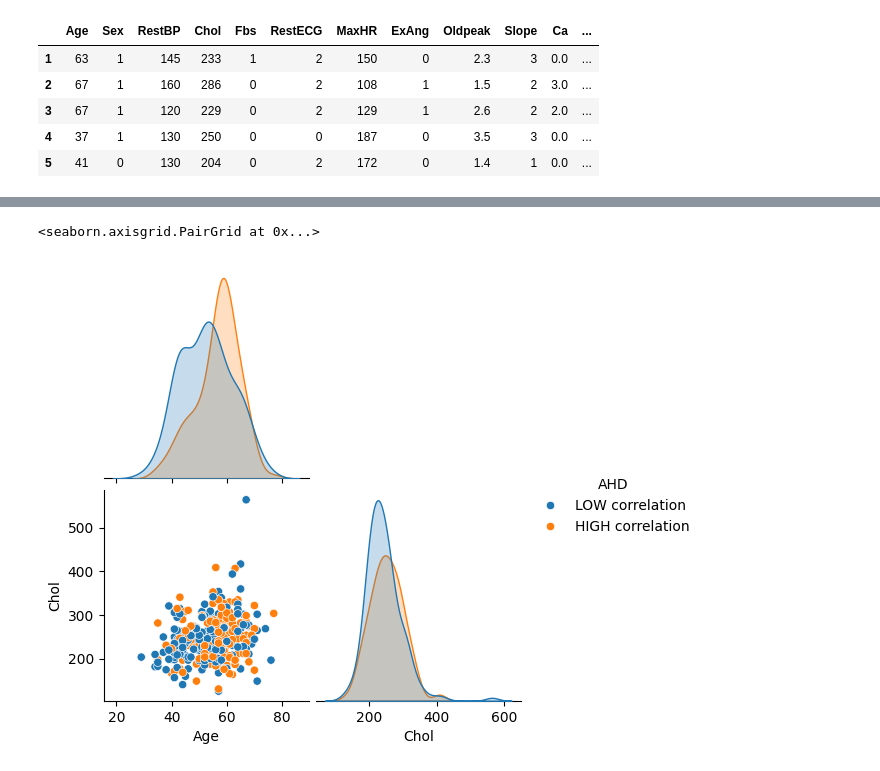
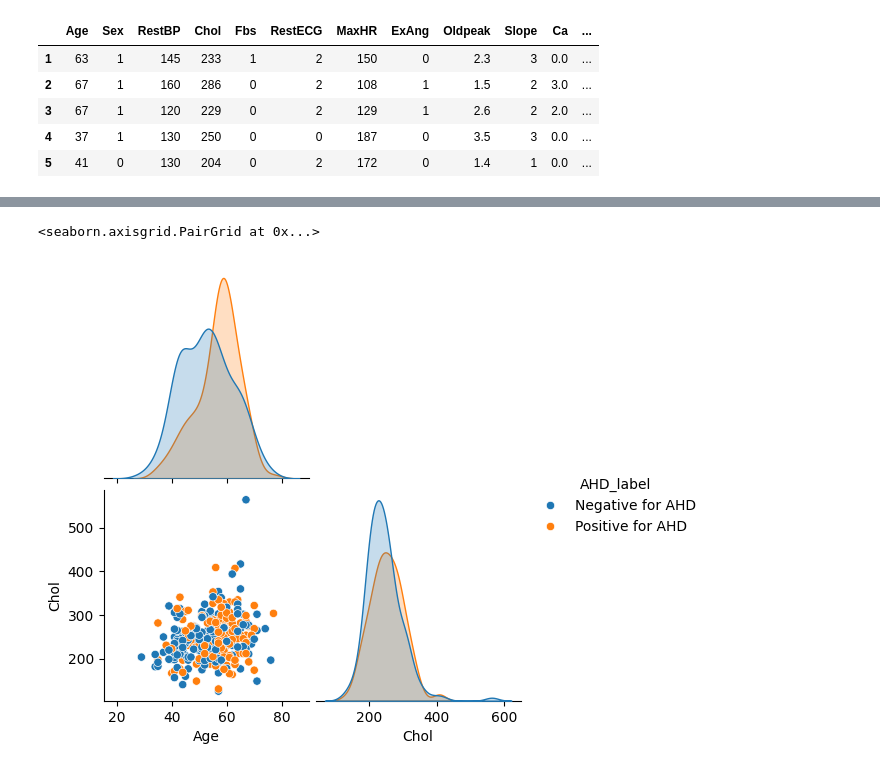
Before and after one commit to SusannaR11/AI_Engineering_OPA24_Susanna_Rokka, a Jupyter notebook: code-alongs/06_random_forest/06_random_forest.ipynb, the cells around one changed output, grey strips where cells are left out. Drawn from its saved outputs; the diff is of its cells as text; code cells hidden in the pictures.

```diff
--- a/code-alongs/06_random_forest/06_random_forest.ipynb
+++ b/code-alongs/06_random_forest/06_random_forest.ipynb
@@ -194,13 +194,13 @@ Name: AHD, dtype: float64
 # %%
 # check clusters of certain combinations:
 # age vs col coloured by AHD
-df["AHD"] = df["AHD"].map({0: "LOW correlation", 1: "HIGH correlation"})
+df["AHD_label"] = df["AHD"].map({0: "Negative for AHD", 1: "Positive for AHD"})
 sns.pairplot(
-    data = df[["Age", "Chol", "AHD"]],
+    data = df[["Age", "Chol", "AHD_label"]],
     corner= True,
-    hue= "AHD",
+    hue= "AHD_label",
     palette="tab10"
 )
 # %% [output]
 <seaborn.axisgrid.PairGrid at 0x...>
-[figure, old version]
+[figure, new version]
```
Also changed, not shown: parts of 21 cells of this notebook.
